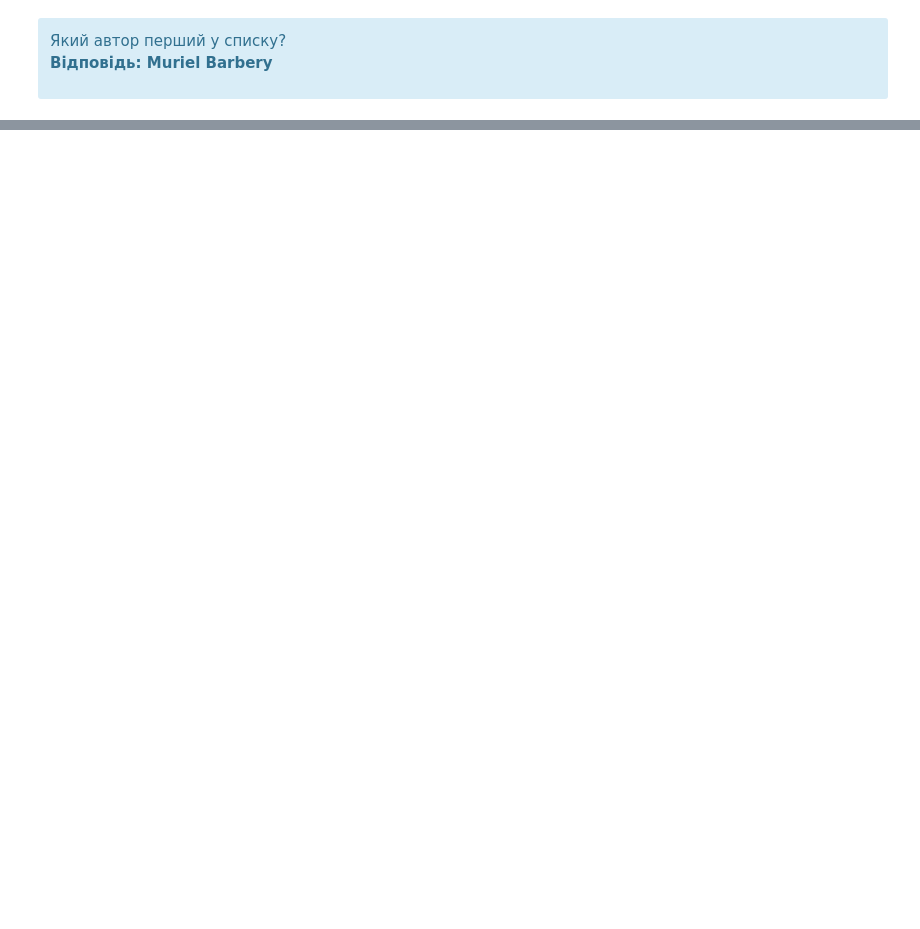
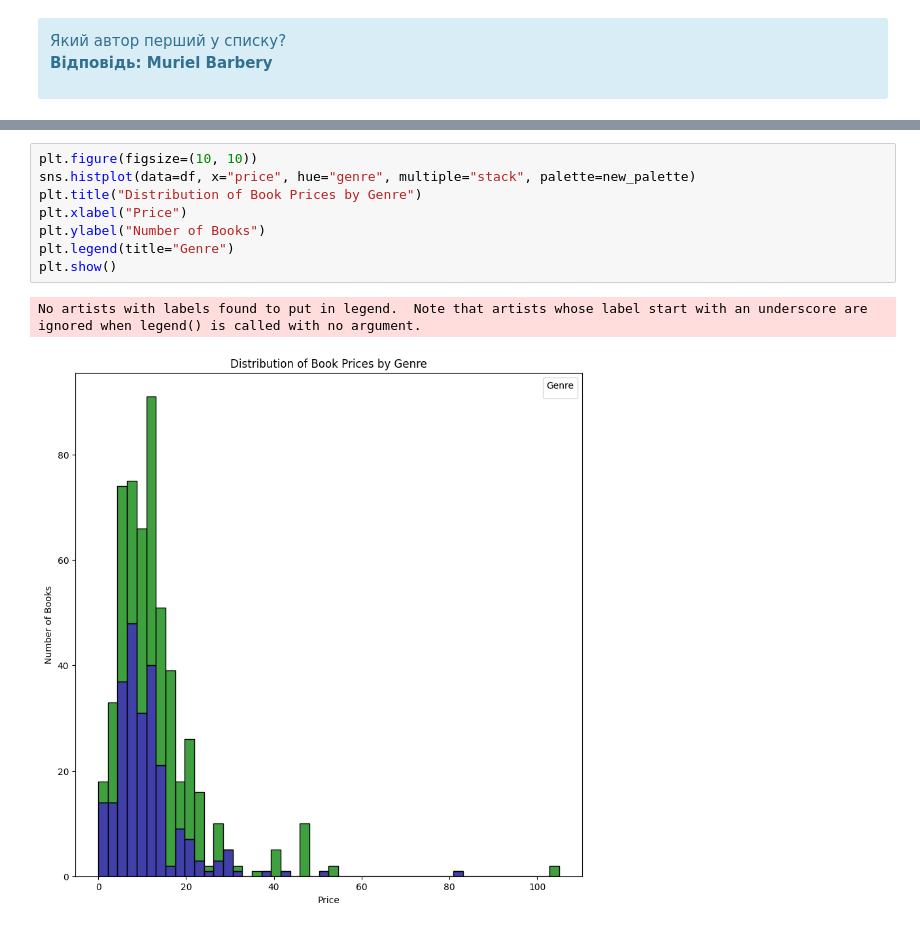
Before and after one commit to olga-ivanko/DataScience, a Jupyter notebook: Hw2.3.ipynb, the cells around one changed output, grey strips where cells are left out. Drawn from its saved outputs; the diff is of its cells as text; blank space fills up the shorter version.

```diff
--- a/Hw2.3.ipynb
+++ b/Hw2.3.ipynb
@@ -231,0 +362,11 @@ author_stats.sort_values(by=["book_count", "avg_rating"], ascending= [True, True
+# %%
+plt.figure(figsize=(10, 10))
+sns.histplot(data=df, x="price", hue="genre", multiple="stack", palette=new_palette)
+plt.title("Distribution of Book Prices by Genre")
+plt.xlabel("Price")
+plt.ylabel("Number of Books")
+plt.legend(title="Genre")
+plt.show()
+# %% [output]
+No artists with labels found to put in legend.  Note that artists whose label start with an underscore are ignored when legend() is called with no argument.
+[figure, added]
```
Also changed, not shown: parts of 22 cells of this notebook.
